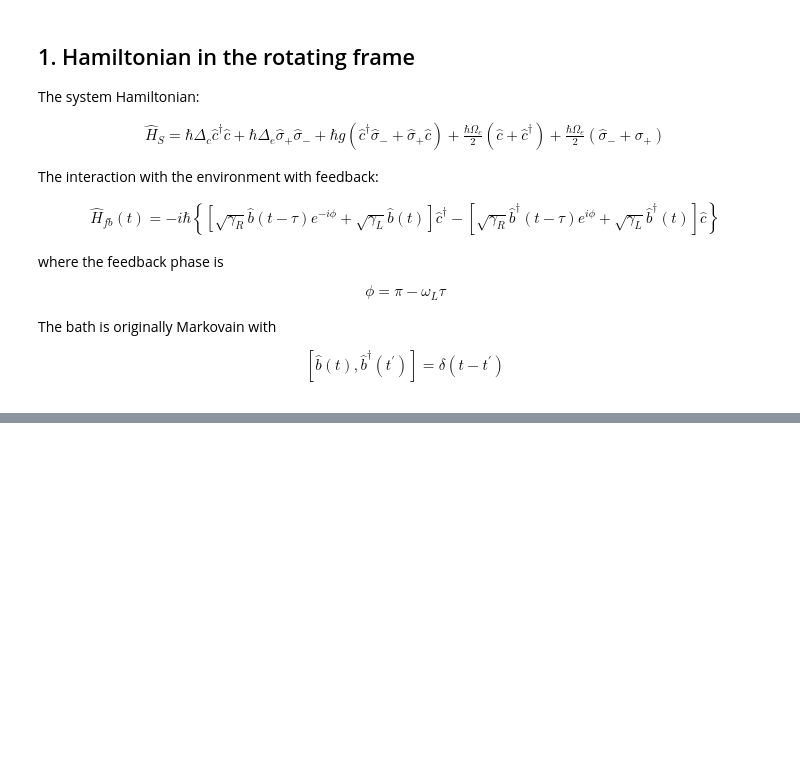
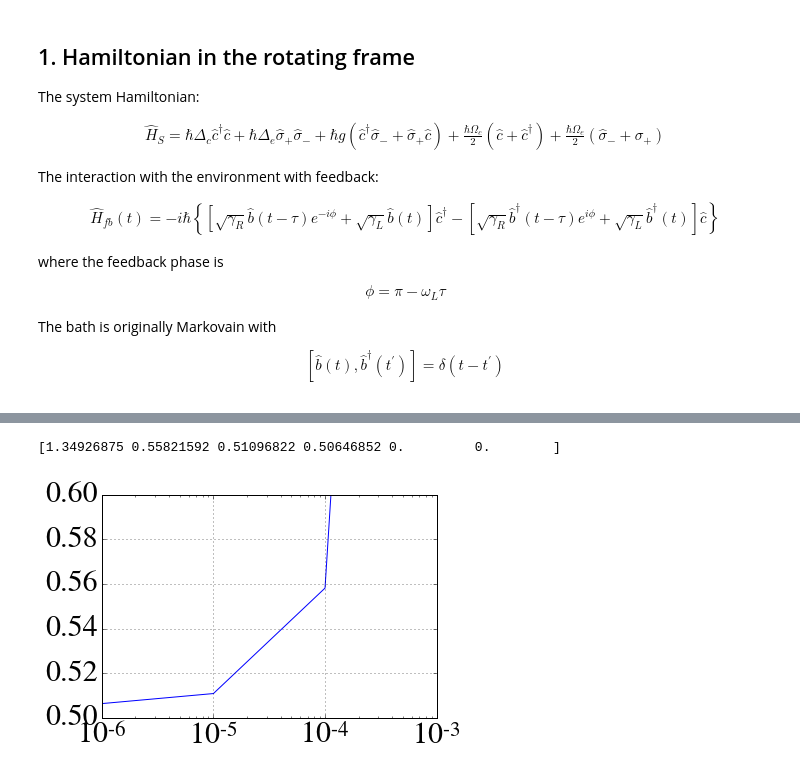
Before and after one commit to nemetniki/Kerr, a Jupyter notebook: MPS trial.ipynb, the cells around one changed output, grey strips where cells are left out. Cells and saved outputs as stored; diff of their text form; code cells hidden in the pictures; blank space fills up the shorter version.

```diff
--- a/MPS trial.ipynb
+++ b/MPS trial.ipynb
@@ -239,0 +268,14 @@ initial ground probability: 0
+# %%
+delt = np.zeros(6)
+spin = np.zeros(6)
+# %%
+delt[3]=dt
+spin[3]=exc[0]
+# %%
+print(spin)
+plt.semilogx(delt,spin)
+plt.ylim(0.5,0.6)
+plt.grid(True)
+# %% [output]
+[1.34926875 0.55821592 0.51096822 0.50646852 0.         0.        ]
+[figure, added]
```
Also changed, not shown: parts of 3 cells of this notebook, 1 other file.
